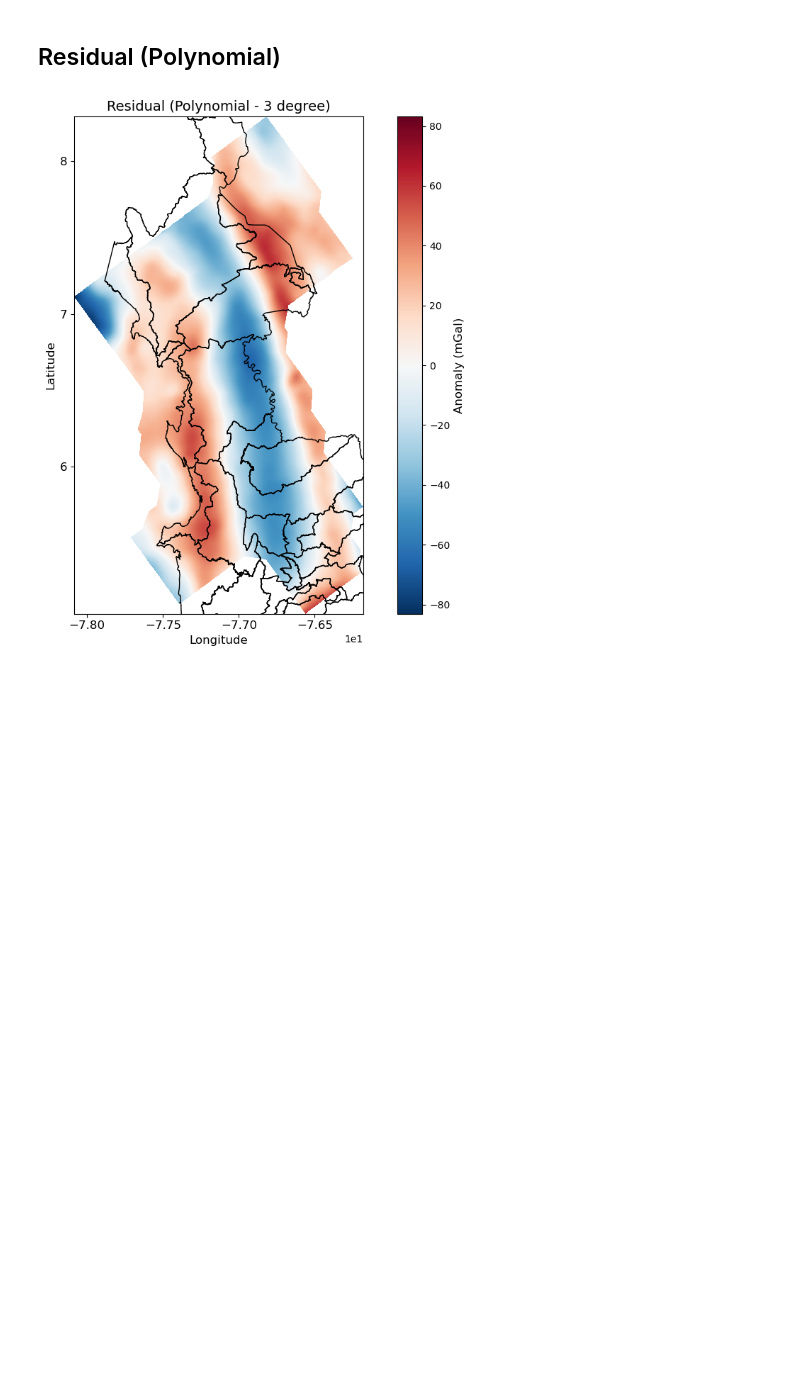
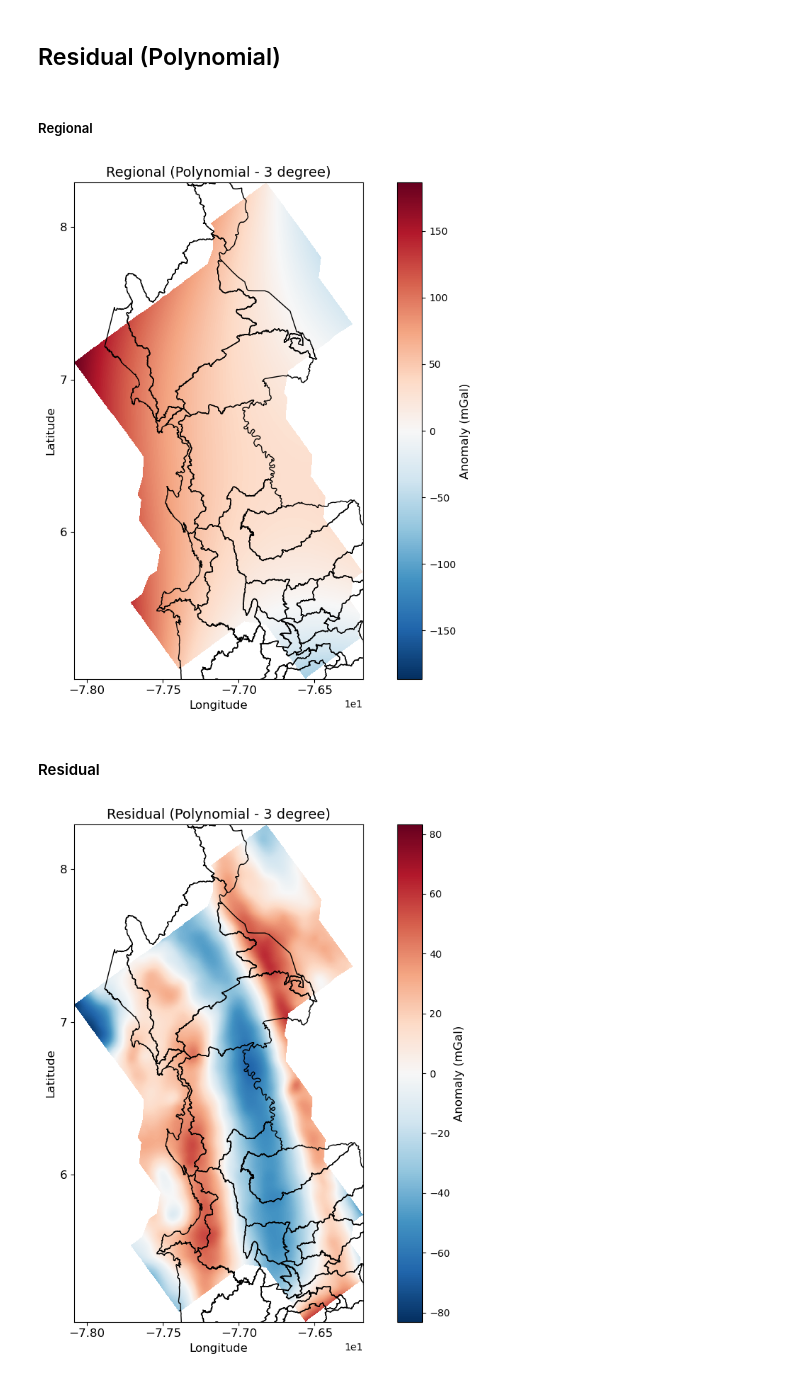
Before and after one commit to AppliedMechanics-EAFIT/lineament_detection, a Jupyter notebook: notebooks/enhancement/gravity_data.ipynb, the cells around one changed output. Drawn from its saved outputs; the diff is of its cells as text; code cells hidden in the pictures; blank space fills up the shorter version.

```diff
--- a/notebooks/enhancement/gravity_data.ipynb
+++ b/notebooks/enhancement/gravity_data.ipynb
@@ -82,6 +82,33 @@ residual[valid_mask] = raw_bou[valid_mask] - trend_full[valid_mask]
 
 regional = np.full_like(raw_bou, np.nan, dtype=float)
 regional[valid_mask] = trend_full[valid_mask]
+# %% [markdown]
+##### Regional
+# %%
+regional_grid = vd.make_xarray_grid(
+    (data.x.values, data.y.values),
+    regional,
+    data_names="BOU_residual",
+)
+
+regional_grid_rio = regional_grid.rio.write_crs("EPSG:4326")
+regional_grid_rio = regional_grid_rio.rio.set_spatial_dims(x_dim='easting', y_dim='northing')
+
+regional_masked = regional_grid_rio.rio.clip(gdf_mask.geometry,
+    gdf_mask.crs,
+    drop=True,
+    invert=False
+)
+
+raster_plotting.plot_raster_data(regional_masked.easting, regional_masked.northing, regional_masked.BOU_residual, data_type='GA', sampling=1, title ='Regional (Polynomial - 3 degree)', cmap='RdBu_r')
+depto.plot(ax=plt.gca(), edgecolor='black', facecolor='none')
+plt.xlim(regional_masked.easting.min(), regional_masked.easting.max())
+plt.ylim(regional_masked.northing.min(), regional_masked.northing.max())
+plt.show()
+# %% [output]
+[figure, added]
+# %% [markdown]
+#### Residual
 # %%
 residual_grid = vd.make_xarray_grid(
     (data.x.values, data.y.values),
```
Also changed, not shown: parts of 3 cells of this notebook.
